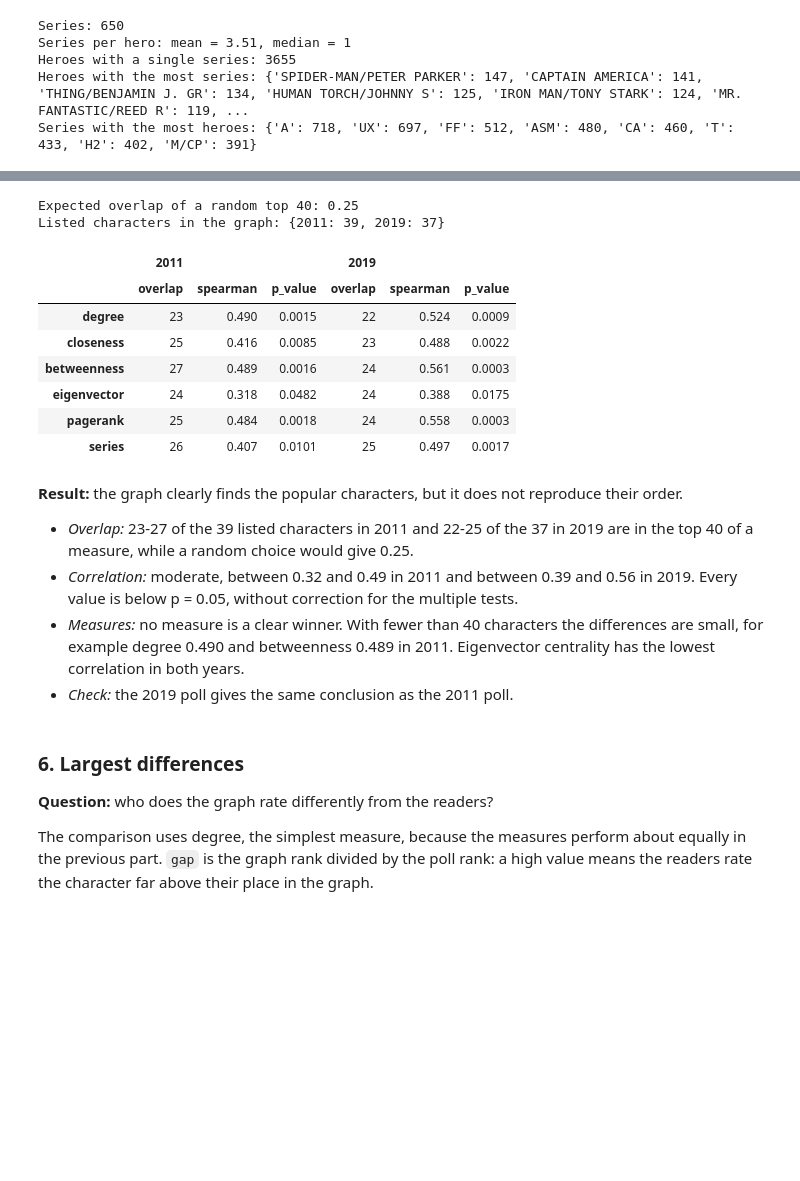
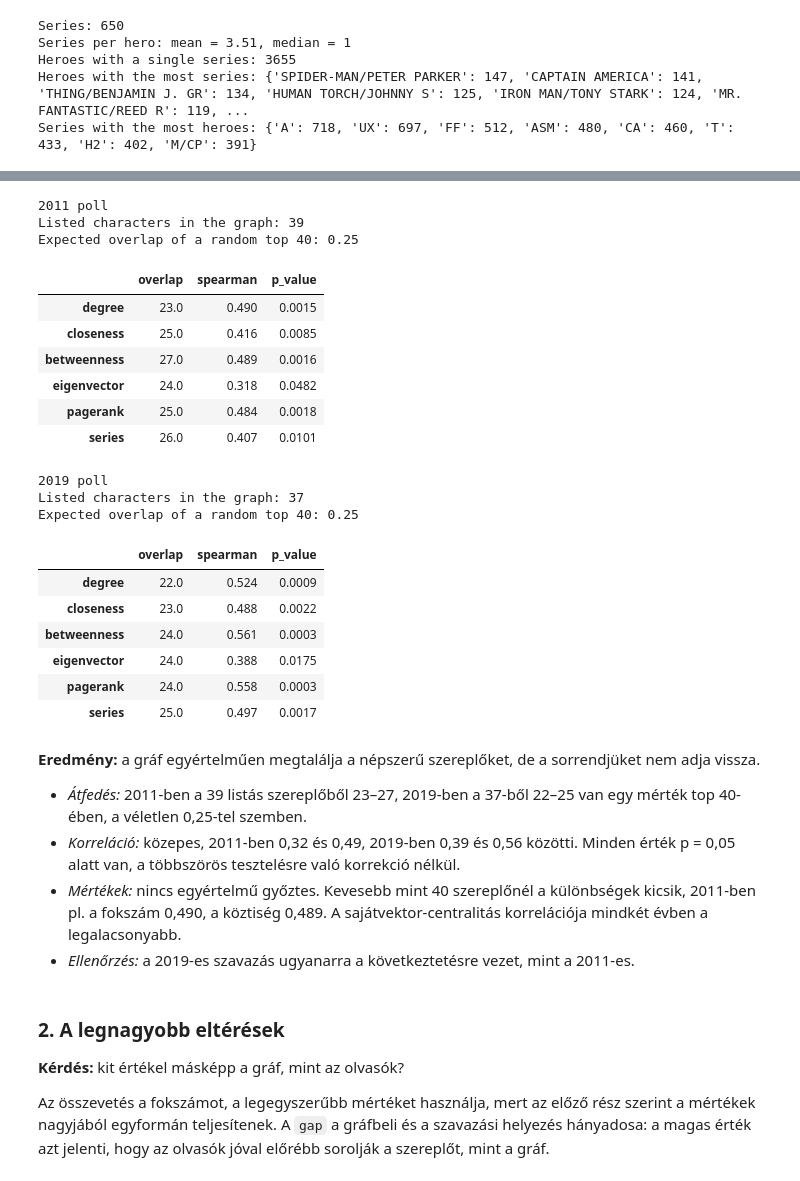
Before and after one commit to arrora09/kozhalo, a Jupyter notebook: project/beadando.ipynb, the cells around one changed output, grey strips where cells are left out. Saved outputs shown, nothing was run; the diff lists cells and outputs as text; code cells hidden in the pictures; blank space fills up the shorter version.

Commit message:
project v2 - baseline lists extended, new comparisons

```diff
--- a/project/beadando.ipynb
+++ b/project/beadando.ipynb
@@ -585,61 +589,75 @@ Characters missing from the graph first appeared after the dataset ends, so they
 # %%
-TOP_K = 40
-
-baselines = {
+polls = {
     year: pd.read_csv(f"{DATA_DIR}/baseline_{year}.csv").dropna(subset=["graph_node"])
     for year in (2011, 2019)
 }
 
 
-def compare_with_poll(baseline, measure):
+def poll_top(year, top_k):
+    """Return the listed characters of a poll down to the given rank."""
+    return polls[year][polls[year]["rank"] <= top_k]
+
+
+def compare_with_poll(baseline, measure, top_k):
     """Return the top-k overlap and the Spearman correlation with a poll."""
     measure_ranks = ranks[measure].dropna()
     listed = baseline[baseline["graph_node"].isin(measure_ranks.index)]
-    top_nodes = set(measure_ranks.nsmallest(TOP_K).index)
+    top_nodes = set(measure_ranks.nsmallest(top_k).index)
     correlation, p_value = spearmanr(listed["rank"], measure_ranks[listed["graph_node"]])
     return {
         "overlap": len(top_nodes & set(listed["graph_node"])),
         "spearman": round(correlation, 3),
         "p_value": round(p_value, 4),
     }
 
 
-comparison = pd.DataFrame(
-    {
-        (year, stat): {measure: compare_with_poll(baseline, measure)[stat] for measure in ranks.columns}
-        for year, baseline in baselines.items()
-        for stat in ("overlap", "spearman", "p_value")
-    }
-)
+def comparison_table(baseline, top_k):
+    """Return the comparison of every ranking with one poll."""
+    print(f"Listed characters in the graph: {len(baseline)}")
+    print(f"Expected overlap of a random top {top_k}: {top_k * top_k / len(hero_nodes):.2f}")
+    return pd.DataFrame({measure: compare_with_poll(baseline, measure, top_k) for measure in ranks.columns}).T
 
-expected_overlap = TOP_K * TOP_K / len(hero_nodes)
-print(f"Expected overlap of a random top {TOP_K}: {expected_overlap:.2f}")
-print(f"Listed characters in the graph: { {year: len(data) for year, data in baselines.items()} }")
-display(comparison)
+
+TOP_K = 40
+
+print("2011 poll")
+display(comparison_table(poll_top(2011, TOP_K), TOP_K))
+print("2019 poll")
+display(comparison_table(poll_top(2019, TOP_K), TOP_K))
 # %% [output]
+2011 poll
+Listed characters in the graph: 39
 Expected overlap of a random top 40: 0.25
-Listed characters in the graph: {2011: 39, 2019: 37}
-|  | 2011 |  |  | 2019 |  |  |
-|  | overlap | spearman | p_value | overlap | spearman | p_value |
-| degree | 23 | 0.490 | 0.0015 | 22 | 0.524 | 0.0009 |
-| closeness | 25 | 0.416 | 0.0085 | 23 | 0.488 | 0.0022 |
-| betweenness | 27 | 0.489 | 0.0016 | 24 | 0.561 | 0.0003 |
-| eigenvector | 24 | 0.318 | 0.0482 | 24 | 0.388 | 0.0175 |
-| pagerank | 25 | 0.484 | 0.0018 | 24 | 0.558 | 0.0003 |
-| series | 26 | 0.407 | 0.0101 | 25 | 0.497 | 0.0017 |
+|  | overlap | spearman | p_value |
+| degree | 23.0 | 0.490 | 0.0015 |
+| closeness | 25.0 | 0.416 | 0.0085 |
+| betweenness | 27.0 | 0.489 | 0.0016 |
+| eigenvector | 24.0 | 0.318 | 0.0482 |
+| pagerank | 25.0 | 0.484 | 0.0018 |
+| series | 26.0 | 0.407 | 0.0101 |
+2019 poll
+Listed characters in the graph: 37
+Expected overlap of a random top 40: 0.25
+|  | overlap | spearman | p_value |
+| degree | 22.0 | 0.524 | 0.0009 |
+| closeness | 23.0 | 0.488 | 0.0022 |
+| betweenness | 24.0 | 0.561 | 0.0003 |
+| eigenvector | 24.0 | 0.388 | 0.0175 |
+| pagerank | 24.0 | 0.558 | 0.0003 |
+| series | 25.0 | 0.497 | 0.0017 |
 # %% [markdown]
-**Result:** the graph clearly finds the popular characters, but it does not reproduce their order.
+**Eredmény:** a gráf egyértelműen megtalálja a népszerű szereplőket, de a sorrendjüket nem adja vissza.
 
-- *Overlap:* 23-27 of the 39 listed characters in 2011 and 22-25 of the 37 in 2019 are in the top 40 of a measure, while a random choice would give 0.25.
-- *Correlation:* moderate, between 0.32 and 0.49 in 2011 and between 0.39 and 0.56 in 2019. Every value is below p = 0.05, without correction for the multiple tests.
-- *Measures:* no measure is a clear winner. With fewer than 40 characters the differences are small, for example degree 0.490 and betweenness 0.489 in 2011. Eigenvector centrality has the lowest correlation in both years.
-- *Check:* the 2019 poll gives the same conclusion as the 2011 poll.
+- *Átfedés:* 2011-ben a 39 listás szereplőből 23–27, 2019-ben a 37-ből 22–25 van egy mérték top 40-ében, a véletlen 0,25-tel szemben.
+- *Korreláció:* közepes, 2011-ben 0,32 és 0,49, 2019-ben 0,39 és 0,56 közötti. Minden érték p = 0,05 alatt van, a többszörös tesztelésre való korrekció nélkül.
+- *Mértékek:* nincs egyértelmű győztes. Kevesebb mint 40 szereplőnél a különbségek kicsik, 2011-ben pl. a fokszám 0,490, a köztiség 0,489. A sajátvektor-centralitás korrelációja mindkét évben a legalacsonyabb.
+- *Ellenőrzés:* a 2019-es szavazás ugyanarra a következtetésre vezet, mint a 2011-es.
 # %% [markdown]
-### 6. Largest differences
+### 2. A legnagyobb eltérések
 
-**Question:** who does the graph rate differently from the readers?
+**Kérdés:** kit értékel másképp a gráf, mint az olvasók?
 
-The comparison uses degree, the simplest measure, because the measures perform about equally in the previous part. `gap` is the graph rank divided by the poll rank: a high value means the readers rate the character far above their place in the graph.
+Az összevetés a fokszámot, a legegyszerűbb mértéket használja, mert az előző rész szerint a mértékek nagyjából egyformán teljesítenek. A `gap` a gráfbeli és a szavazási helyezés hányadosa: a magas érték azt jelenti, hogy az olvasók jóval előrébb sorolják a szereplőt, mint a gráf.
 # %%
 GAP_MEASURE = "degree"
 
```
Also changed, not shown: parts of 37 cells of this notebook, 4 other files.
